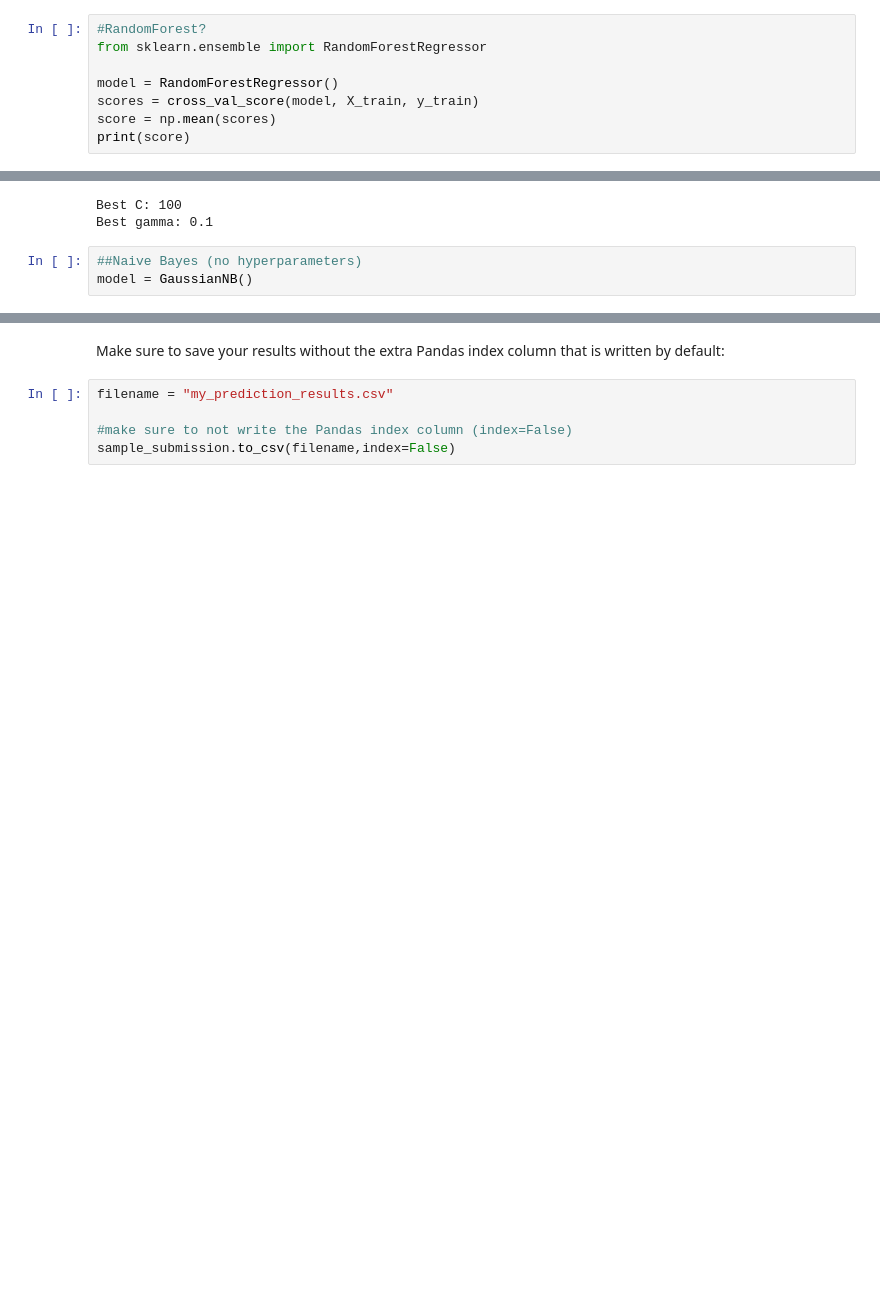
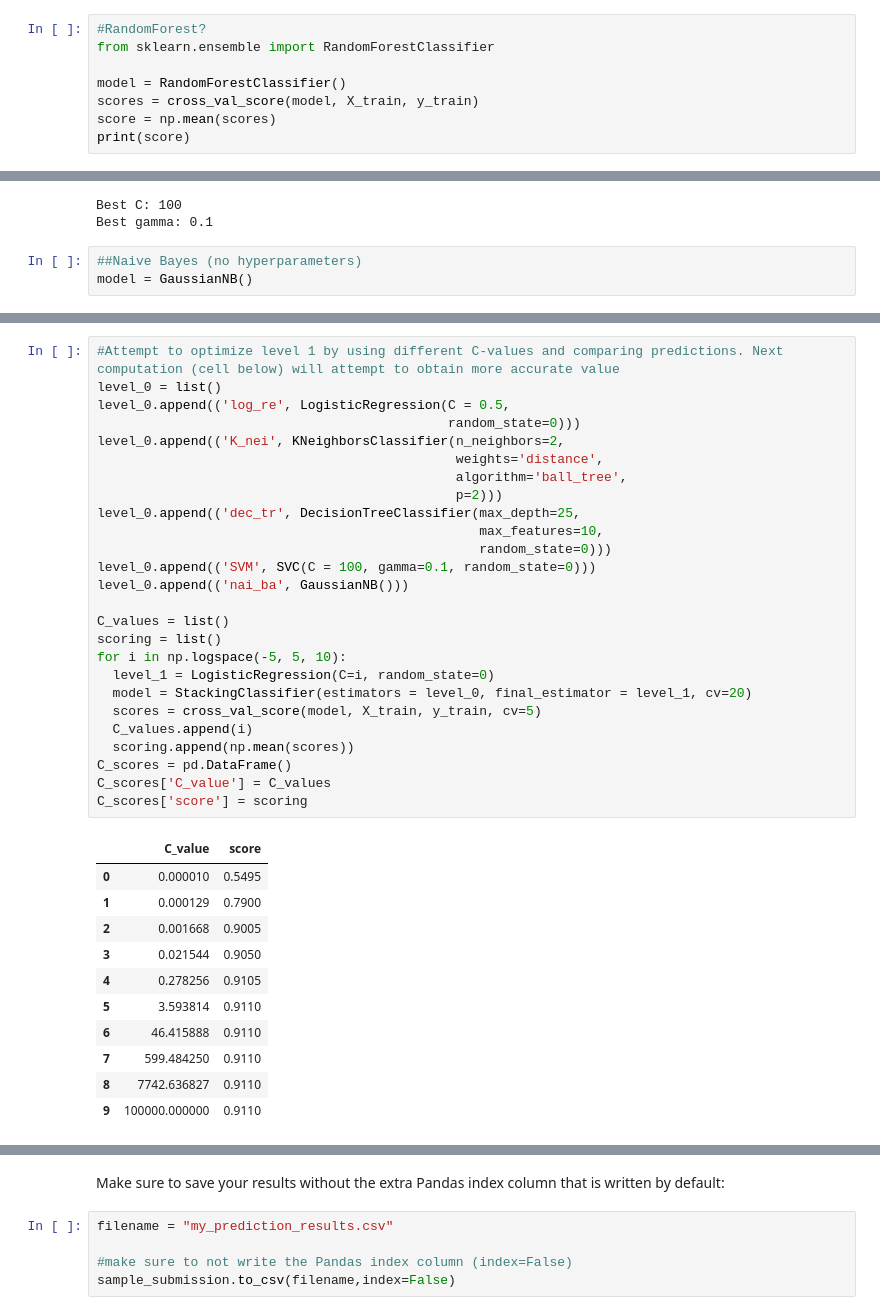
Before and after one commit to killianraes/Machine_Learning_course_UGent_D012554_kaggle, a Jupyter notebook: Eye_blinking_prediction/workpage.ipynb, the cells around one changed output, grey strips where cells are left out. Drawn from its saved outputs; the diff is of its cells as text; blank space fills up the shorter version.

```diff
--- a/Eye_blinking_prediction/workpage.ipynb
+++ b/Eye_blinking_prediction/workpage.ipynb
@@ -210,9 +210,9 @@ print(score)
 0.866
 # %%
 #RandomForest?
-from sklearn.ensemble import RandomForestRegressor
+from sklearn.ensemble import RandomForestClassifier
 
-model = RandomForestRegressor()
+model = RandomForestClassifier()
 scores = cross_val_score(model, X_train, y_train)
 score = np.mean(scores)
 print(score)
@@ -462,0 +498,38 @@ sample_submission['label'] = predictions['1']
+# %%
+#Attempt to optimize level 1 by using different C-values and comparing predictions. Next computation (cell below) will attempt to obtain more accurate value
+level_0 = list()
+level_0.append(('log_re', LogisticRegression(C = 0.5,
+                                             random_state=0)))
+level_0.append(('K_nei', KNeighborsClassifier(n_neighbors=2,
+                                              weights='distance',
+                                              algorithm='ball_tree',
+                                              p=2)))
+level_0.append(('dec_tr', DecisionTreeClassifier(max_depth=25,
+                                                 max_features=10,
+                                                 random_state=0)))
+level_0.append(('SVM', SVC(C = 100, gamma=0.1, random_state=0)))
+level_0.append(('nai_ba', GaussianNB()))
+
+C_values = list()
+scoring = list()
+for i in np.logspace(-5, 5, 10):
+  level_1 = LogisticRegression(C=i, random_state=0)
+  model = StackingClassifier(estimators = level_0, final_estimator = level_1, cv=20)
+  scores = cross_val_score(model, X_train, y_train, cv=5)
+  C_values.append(i)
+  scoring.append(np.mean(scores))
+C_scores = pd.DataFrame()
+C_scores['C_value'] = C_values
+C_scores['score'] = scoring
+# %% [output]
+|  | C_value | score |
+| 0 | 0.000010 | 0.5495 |
+| 1 | 0.000129 | 0.7900 |
+| 2 | 0.001668 | 0.9005 |
+| 3 | 0.021544 | 0.9050 |
+| 4 | 0.278256 | 0.9105 |
+| 5 | 3.593814 | 0.9110 |
+| 6 | 46.415888 | 0.9110 |
+| 7 | 599.484250 | 0.9110 |
+| 8 | 7742.636827 | 0.9110 |
+| 9 | 100000.000000 | 0.9110 |
```
Also changed, not shown: parts of 12 cells of this notebook.
